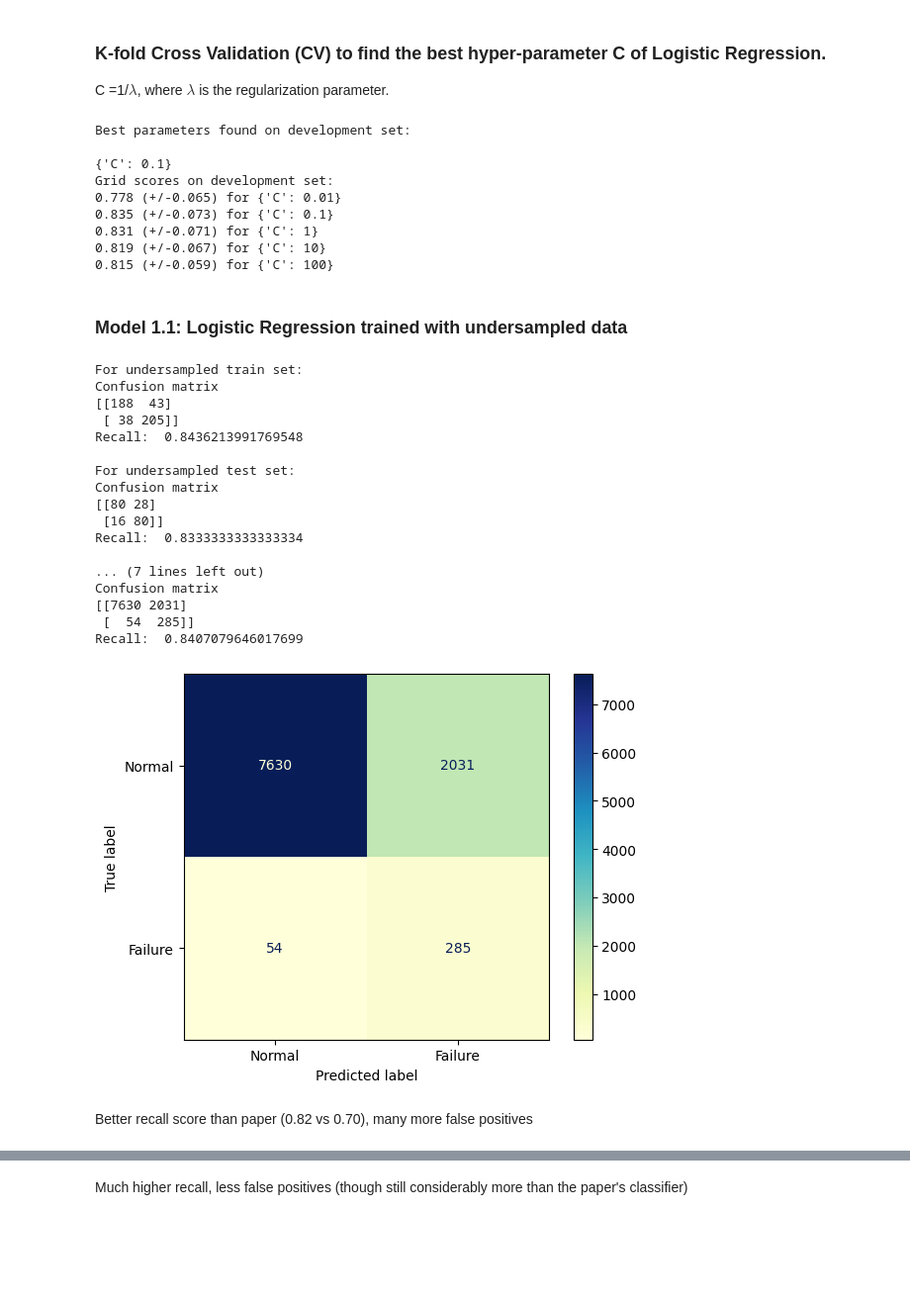
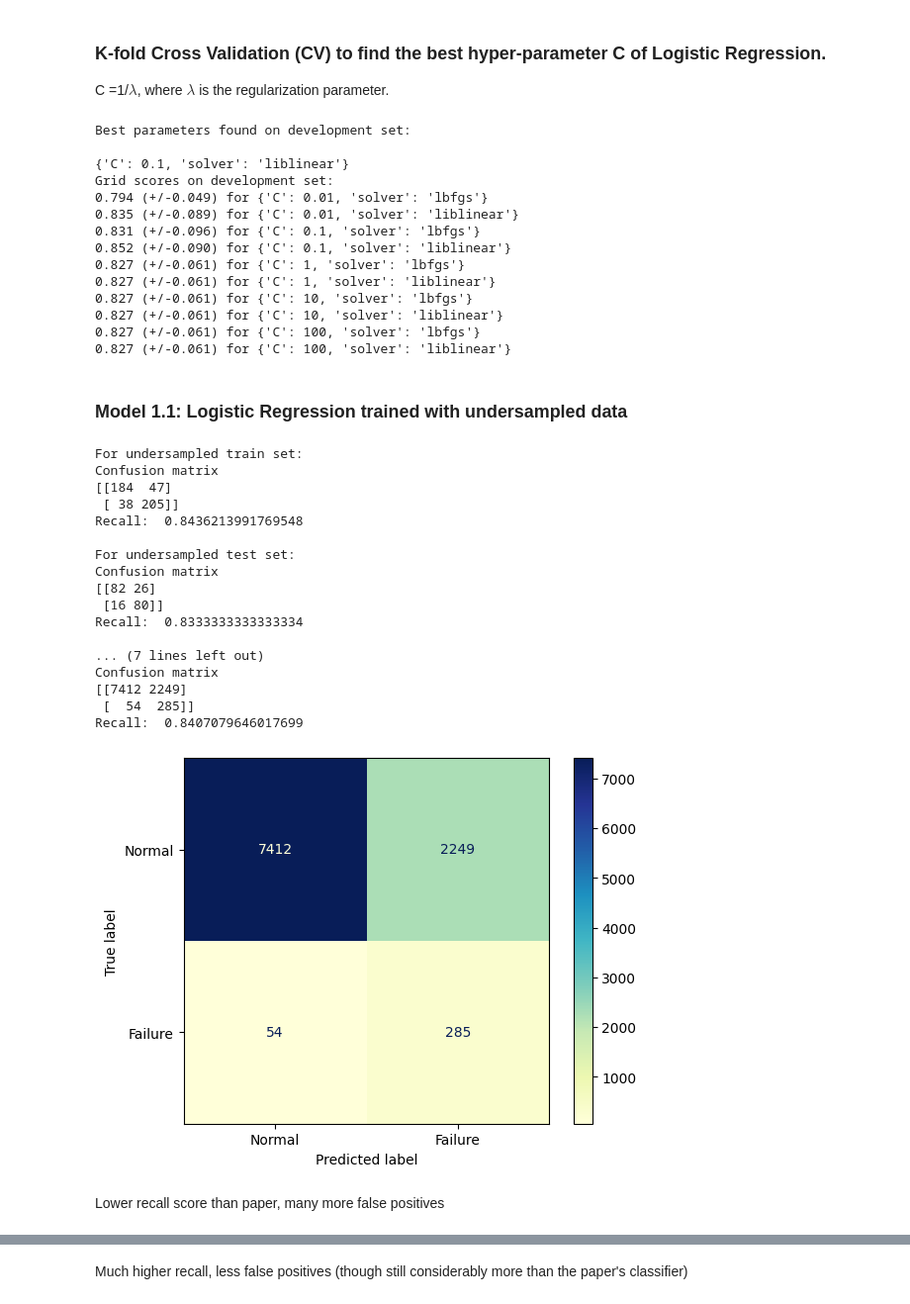
Before and after one commit to diomont/AA-proj2, a Jupyter notebook: training.ipynb, the cells around one changed output, grey strips where cells are left out. Shown at 99% size. Saved outputs shown, nothing was run; the diff lists cells and outputs as text; code cells hidden in the pictures; blank space fills up the shorter version.

```diff
--- a/training.ipynb
+++ b/training.ipynb
@@ -261,9 +265,13 @@ C =1/$\lambda$, where $\lambda$ is the regularization parameter.
 # %%
 # Find the best hyper-parameter optimizing for recall
 def print_gridsearch_scores(x_train_data,y_train_data):
-    c_param_range = [0.01,0.1,1,10,100]
 
-    clf = GridSearchCV(LogisticRegression(), {"C": c_param_range}, cv=5, scoring='recall')
+    params = {
+        "C": [0.01,0.1,1,10,100],
+        "solver": ["lbfgs", "liblinear"]
+    }
+
+    clf = GridSearchCV(LogisticRegression(), params, cv=5, scoring='recall')
     clf.fit(x_train_data,y_train_data)
 
     print("Best parameters found on development set:")
@@ -279,25 +287,30 @@ def print_gridsearch_scores(x_train_data,y_train_data):
     for mean, std, params in zip(means, stds, clf.cv_results_['params']):
         print("%0.3f (+/-%0.03f) for %r" % (mean, std * 2, params))
 
-    return clf.best_params_["C"]
+    return clf.best_params_["solver"], clf.best_params_["C"]
 # %%
 #Apply function print_gridsearch_scores to get the best C with the Undersampled dataset
-best_c = print_gridsearch_scores(X_train_undersample, y_train_undersample)
+best_solver, best_c = print_gridsearch_scores(X_train_undersample, y_train_undersample)
 # %% [output]
 Best parameters found on development set:
 
-{'C': 0.1}
+{'C': 0.1, 'solver': 'liblinear'}
 Grid scores on development set:
-0.778 (+/-0.065) for {'C': 0.01}
-0.835 (+/-0.073) for {'C': 0.1}
-0.831 (+/-0.071) for {'C': 1}
-0.819 (+/-0.067) for {'C': 10}
-0.815 (+/-0.059) for {'C': 100}
+0.794 (+/-0.049) for {'C': 0.01, 'solver': 'lbfgs'}
+0.835 (+/-0.089) for {'C': 0.01, 'solver': 'liblinear'}
+0.831 (+/-0.096) for {'C': 0.1, 'solver': 'lbfgs'}
+0.852 (+/-0.090) for {'C': 0.1, 'solver': 'liblinear'}
+0.827 (+/-0.061) for {'C': 1, 'solver': 'lbfgs'}
+0.827 (+/-0.061) for {'C': 1, 'solver': 'liblinear'}
+0.827 (+/-0.061) for {'C': 10, 'solver': 'lbfgs'}
+0.827 (+/-0.061) for {'C': 10, 'solver': 'liblinear'}
+0.827 (+/-0.061) for {'C': 100, 'solver': 'lbfgs'}
+0.827 (+/-0.061) for {'C': 100, 'solver': 'liblinear'}
 # %% [markdown]
 ### Model 1.1: Logistic Regression trained with undersampled data
 # %%
 # Use the best C to train LogReg model with undersampled train data and test it
-lr = LogisticRegression(C = best_c)
+lr = LogisticRegression(C = best_c, solver=best_solver)
 lr.fit(X_train_undersample,y_train_undersample)
 
 print("For undersampled train set:")
@@ -320,7 +333,7 @@ print(cnf_matrix)
 print("Recall: ", cnf_matrix[1,1]/(cnf_matrix[1,0]+cnf_matrix[1,1]))
 
 
-print("\nFor whole training set:")
+print("\nFor whole test set:")
 y_pred = lr.predict(X_test)
 
 # Compute confusion matrix
@@ -329,36 +342,36 @@ print('Confusion matrix')
 print(cnf_matrix)
 print("Recall: ", cnf_matrix[1,1]/(cnf_matrix[1,0]+cnf_matrix[1,1]))
 
 
 print("\nFor entire dataset:")
 y_pred = lr.predict(X)
 
 # Compute confusion matrix
 cnf_matrix = confusion_matrix(y, y_pred)
 print('Confusion matrix')
 print(cnf_matrix)
 print("Recall: ", cnf_matrix[1,1]/(cnf_matrix[1,0]+cnf_matrix[1,1]))
 
 cnf_display = ConfusionMatrixDisplay.from_predictions(y, y_pred, display_labels=["Normal", "Failure"], cmap="YlGnBu")
 plt.show()
 # %% [output]
 For undersampled train set:
 Confusion matrix
-[[188  43]
+[[184  47]
  [ 38 205]]
 Recall:  0.8436213991769548
 
 For undersampled test set:
 Confusion matrix
-[[80 28]
+[[82 26]
  [16 80]]
 Recall:  0.8333333333333334
 
 ... (7 lines left out)
 Confusion matrix
-[[7630 2031]
+[[7412 2249]
  [  54  285]]
 Recall:  0.8407079646017699
-[figure, old version]
+[figure, new version]
 # %% [markdown]
-Better recall score than paper (0.82 vs 0.70), many more false positives
+Lower recall score than paper, many more false positives
```
Also changed, not shown: parts of 20 cells of this notebook, 2 other files.
